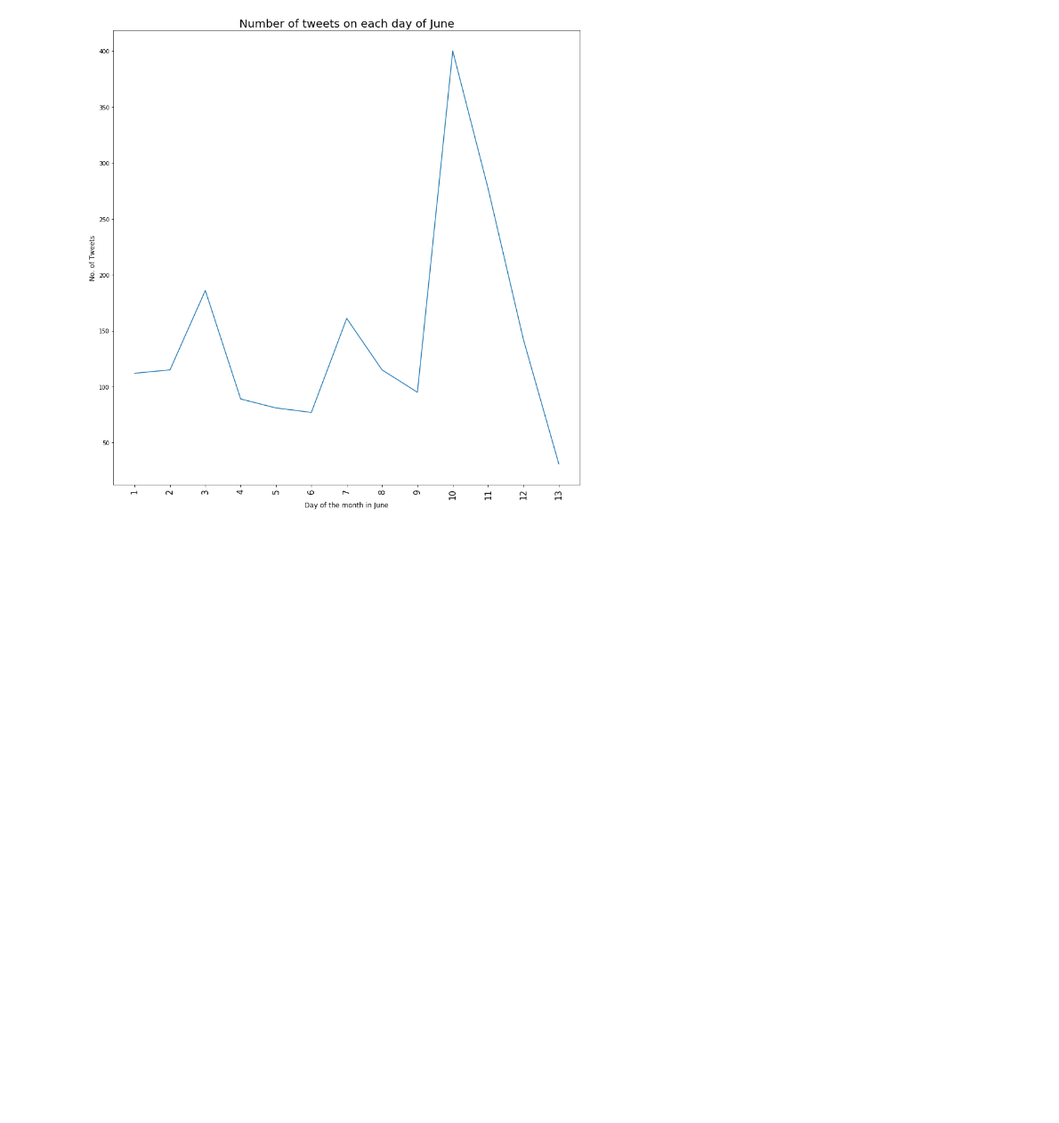
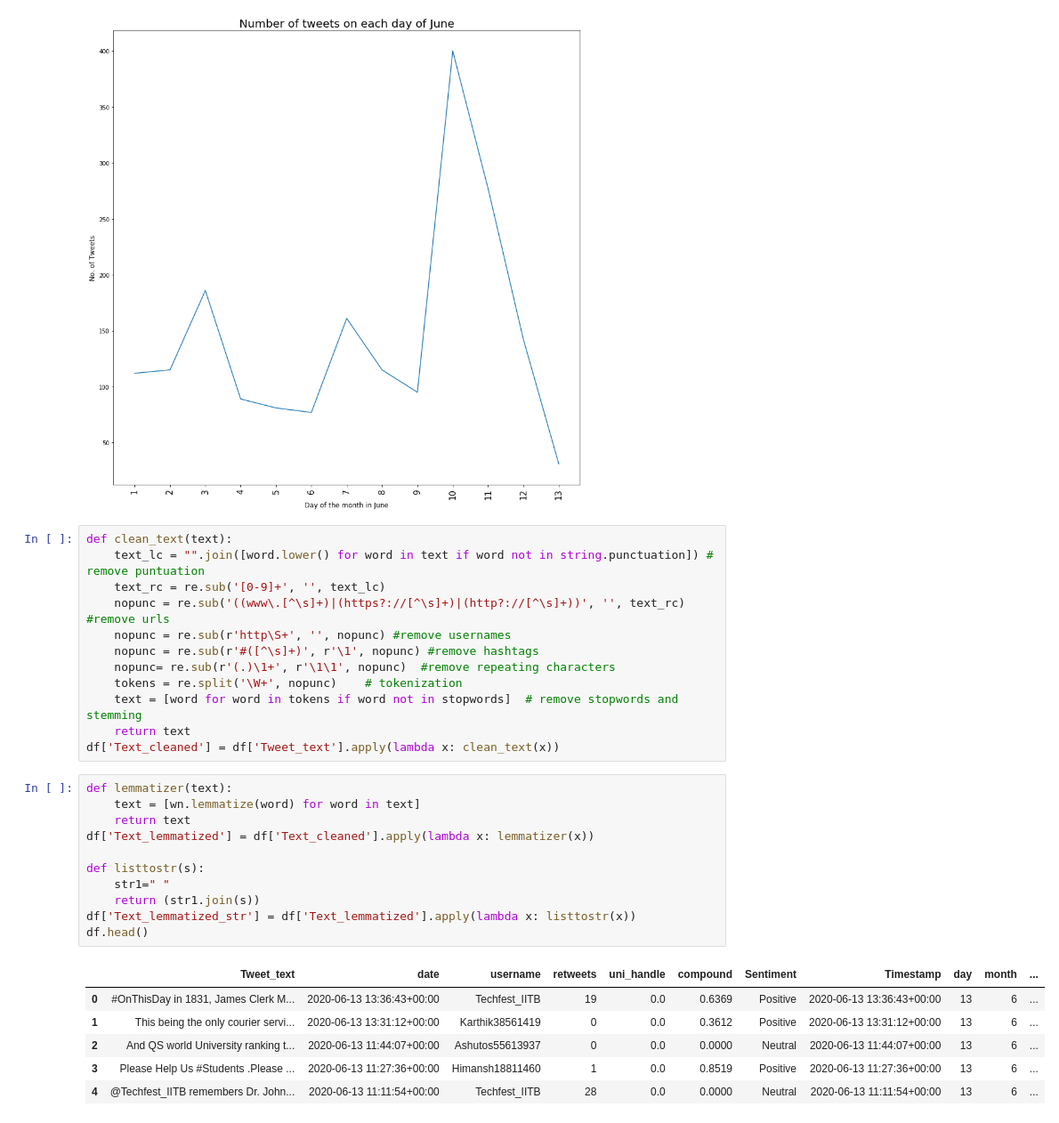
Before and after one commit to urmikakasi/UniversityRanking, a Jupyter notebook: Analysis/iitb_analysis.ipynb, the cells around one changed output. Shown at 89% size. Saved outputs shown, nothing was run; the diff lists cells and outputs as text; blank space fills up the shorter version.

```diff
--- a/Analysis/iitb_analysis.ipynb
+++ b/Analysis/iitb_analysis.ipynb
@@ -149,3 +149,33 @@ plt.title('Number of tweets on each day of June', fontsize = 20)
 plt.show()
 # %% [output]
 [figure]
+# %%
+def clean_text(text):
+    text_lc = "".join([word.lower() for word in text if word not in string.punctuation]) # remove puntuation
+    text_rc = re.sub('[0-9]+', '', text_lc)
+    nopunc = re.sub('((www\.[^\s]+)|(https?://[^\s]+)|(http?://[^\s]+))', '', text_rc) #remove urls
+    nopunc = re.sub(r'http\S+', '', nopunc) #remove usernames
+    nopunc = re.sub(r'#([^\s]+)', r'\1', nopunc) #remove hashtags
+    nopunc= re.sub(r'(.)\1+', r'\1\1', nopunc)  #remove repeating characters
+    tokens = re.split('\W+', nopunc)    # tokenization
+    text = [word for word in tokens if word not in stopwords]  # remove stopwords and stemming
+    return text
+df['Text_cleaned'] = df['Tweet_text'].apply(lambda x: clean_text(x))
+# %%
+def lemmatizer(text):
+    text = [wn.lemmatize(word) for word in text]
+    return text
+df['Text_lemmatized'] = df['Text_cleaned'].apply(lambda x: lemmatizer(x))
+
+def listtostr(s):
+    str1=" "
+    return (str1.join(s))
+df['Text_lemmatized_str'] = df['Text_lemmatized'].apply(lambda x: listtostr(x))
+df.head()
+# %% [output]
+|  | Tweet_text | date | username | retweets | uni_handle | compound | Sentiment | Timestamp | day | month | ... |
+| 0 | #OnThisDay in 1831, James Clerk M... | 2020-06-13 13:36:43+00:00 | Techfest_IITB | 19 | 0.0 | 0.6369 | Positive | 2020-06-13 13:36:43+00:00 | 13 | 6 | ... |
+| 1 | This being the only courier servi... | 2020-06-13 13:31:12+00:00 | Karthik38561419 | 0 | 0.0 | 0.3612 | Positive | 2020-06-13 13:31:12+00:00 | 13 | 6 | ... |
+| 2 | And QS world University ranking t... | 2020-06-13 11:44:07+00:00 | Ashutos55613937 | 0 | 0.0 | 0.0000 | Neutral | 2020-06-13 11:44:07+00:00 | 13 | 6 | ... |
+| 3 | Please Help Us #Students .Please ... | 2020-06-13 11:27:36+00:00 | Himansh18811460 | 1 | 0.0 | 0.8519 | Positive | 2020-06-13 11:27:36+00:00 | 13 | 6 | ... |
+| 4 | @Techfest_IITB remembers Dr. John... | 2020-06-13 11:11:54+00:00 | Techfest_IITB | 28 | 0.0 | 0.0000 | Neutral | 2020-06-13 11:11:54+00:00 | 13 | 6 | ... |
```
Also changed, not shown: parts of 4 cells of this notebook.
